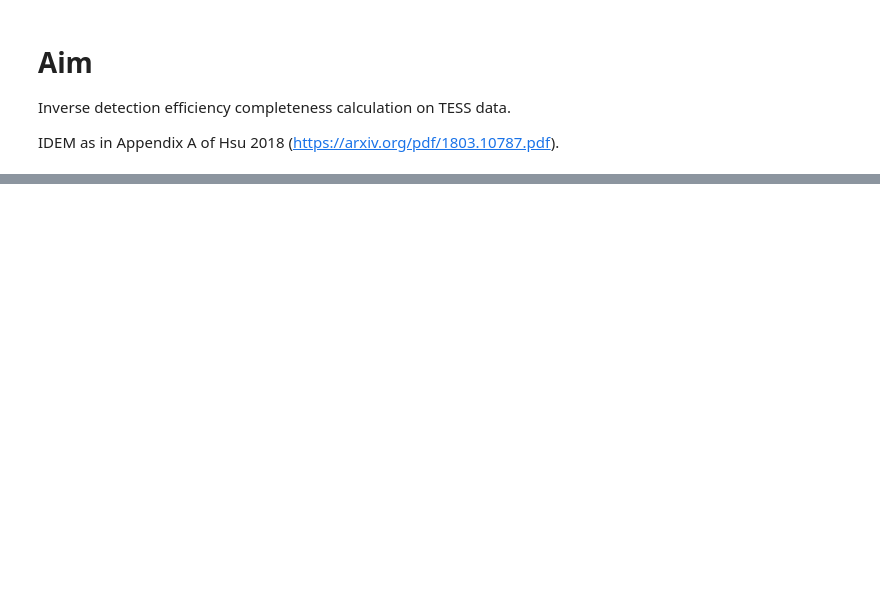
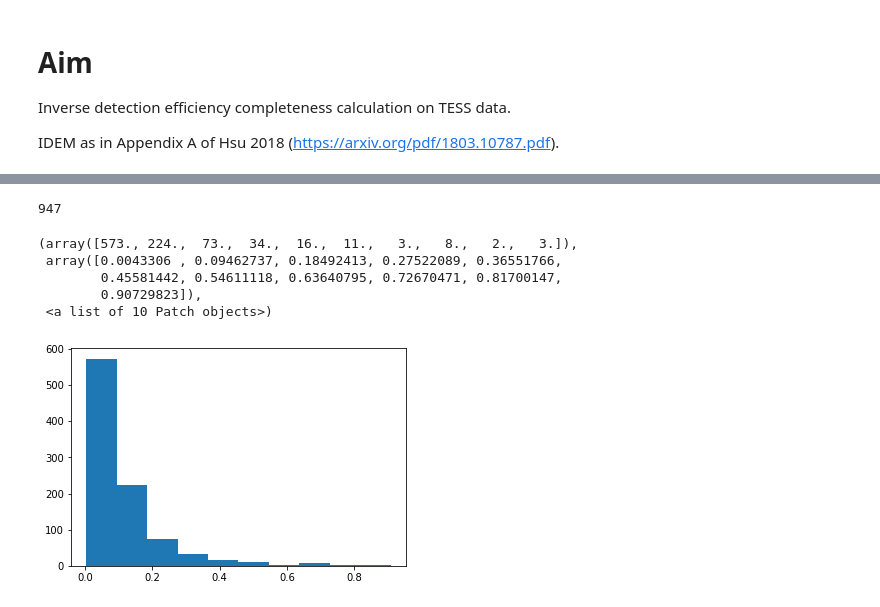
Before and after one commit to aditya-sengupta/tesscomp-prototyping, a Jupyter notebook: notebooks/idem.ipynb, the cells around one changed output, grey strips where cells are left out. Cells and saved outputs as stored; diff of their text form; code cells hidden in the pictures; blank space fills up the shorter version.

```diff
--- a/notebooks/idem.ipynb
+++ b/notebooks/idem.ipynb
@@ -49,8 +123,13 @@ plt.ylabel("Log-radius (ln Earth radii)")
 # %%
-planetary = planetary[planetary['koi_disposition'] != "FALSE POSITIVE"]
-combined = pd.merge(planetary, stellar, on="kepid")
-rstars = combined['radius'].values
+planetary = planetary[planetary['TOI Disposition'] == "PC"]
+planetary = planetary[np.isfinite(planetary["Orbital Period Value"])]
+combined = pd.merge(planetary, stellar, left_on="TIC", right_on="ID")
+combined = combined[np.isfinite(combined["mass"])]
+combined = combined[combined["mass"] >= 0.0]
+rstars = combined['rad'].values
 mstars = combined['mass'].values
-periods = combined['koi_period'].values
-prads = combined['koi_prad'].values
-eccs = combined['koi_eccen'].values
+periods = combined['Orbital Period Value'].values
+prads = combined['Planet Radius Value'].values
+len(combined)
+# %% [output]
+947
@@ -61,3 +136,25 @@ int(sum(plt.hist(pgeoms[(np.isfinite(pgeoms)) & (pgeoms <= 1.0)])[0]))
+# %%
+def get_a(period, mstar, Go4pi=2945.4625385377644/(4*np.pi*np.pi)):
+    # dfm.io/posts/exopop
+    """
+    Compute the semi-major axis of an orbit in Solar radii.
+
+    :param period: the period in days
+    :param mstar:  the stellar mass in Solar masses
+
+    """
+    return (Go4pi*period*period*mstar) ** (1./3)
+
+pgeoms = rstars / get_a(periods, mstars)
+# %%
+plt.hist(pgeoms)
+# %% [output]
+(array([573., 224.,  73.,  34.,  16.,  11.,   3.,   8.,   2.,   3.]),
+ array([0.0043306 , 0.09462737, 0.18492413, 0.27522089, 0.36551766,
+        0.45581442, 0.54611118, 0.63640795, 0.72670471, 0.81700147,
+        0.90729823]),
+ <a list of 10 Patch objects>)
+[figure, added]
 # %%
 # these things should be an import from completeness.py
 # except that this only uses pdet and not pwin
```
Also changed, not shown: parts of 13 cells of this notebook, 1 other file.
